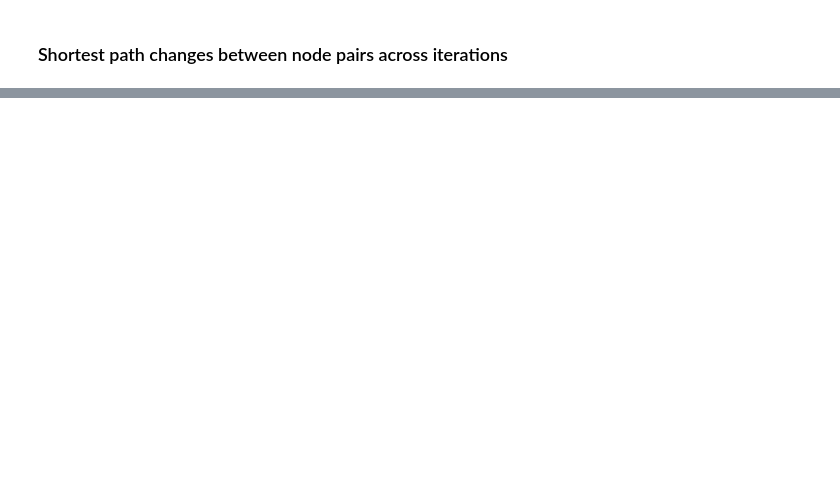
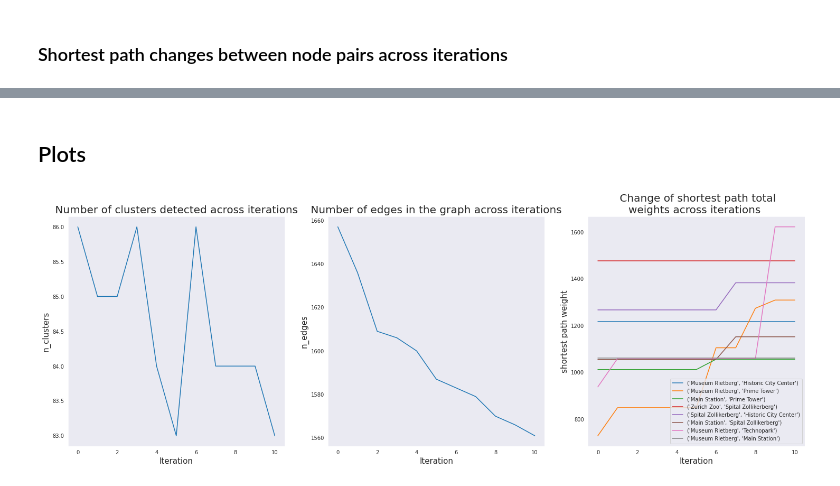
Before and after one commit to G-Donkey/Analysis_of_Large_Scale_Social_Networks, a Jupyter notebook: Zurich.ipynb, the cells around one changed output, grey strips where cells are left out. Cells and saved outputs as stored; diff of their text form; code cells hidden in the pictures; blank space fills up the shorter version.

```diff
--- a/Zurich.ipynb
+++ b/Zurich.ipynb
@@ -436,0 +383,48 @@ plot_shortest_paths()
+# %% [markdown]
+## Plots
+# %%
+def collect_weights_across_iterations(target_path, metrics):
+  # retrieve shortest path weights across the iterations for each monitored pair of nodes
+  iteration_weights = []
+  for r in metrics.to_dict(orient="records"):
+    iteration_weights.append(r['shortest_path_weights'][str(target_path)])
+  return iteration_weights
+
+def get_substop_name(target_path, substop_df_path):
+  # convert pairs of node ids into the Location names associated with them
+  substops = pd.read_excel(substop_df_path)
+  start, dest = substops[substops['ID SUBSTOP'] == target_path[0]]['LOCATION'].values[0], substops[substops['ID SUBSTOP'] == target_path[1]]['LOCATION'].values[0]
+  return (start, dest)
+
+def plot_results(metrics_df, pairs, substop_path=None, random_ref_nodes=False):
+  # random_ref_nodes indicates whether the plots are related to pairs of reference nodes selected at random from the graph or
+  # picked from the provided substops
+  sns.set_style('dark')
+  plt.subplot(131)
+  s = sns.lineplot(x='iteration', y='n_clusters', data=metrics)
+  s.set_xlabel("Iteration",fontsize=15)
+  s.set_ylabel("n_clusters",fontsize=15)
+  plt.title(" Number of clusters detected across iterations ", fontsize=20);
+  plt.subplot(132)
+  s = sns.lineplot(x='iteration', y='n_edges', data=metrics)
+  s.set_xlabel("Iteration",fontsize=15)
+  s.set_ylabel("n_edges",fontsize=15)
+  plt.title(" Number of edges in the graph across iterations ", fontsize=20);
+  plt.subplot(133)
+  labs = []
+  for p in pairs:
+    iteration_weights = collect_weights_across_iterations(p, metrics)
+    if random_ref_nodes:
+      s = sns.lineplot(x='iteration', y=iteration_weights, data=metrics)
+    else:
+      start, dest = get_substop_name(p, substop_path)
+      s = sns.lineplot(x='iteration', y=iteration_weights, data=metrics, label=str((start, dest)))
+  plt.legend()
+  s.set_xlabel("Iteration",fontsize=15)
+  s.set_ylabel("shortest path weight",fontsize=15)
+  plt.title(" Change of shortest path total"+"\n"+"weights across iterations ", fontsize=20);
+# %%
+plt.figure(figsize=(25, 8))
+plot_results(metrics, pairs, substop_path, random_ref_nodes=False)
+# %% [output]
+[figure, added]
```
Also changed, not shown: parts of 19 cells of this notebook.
